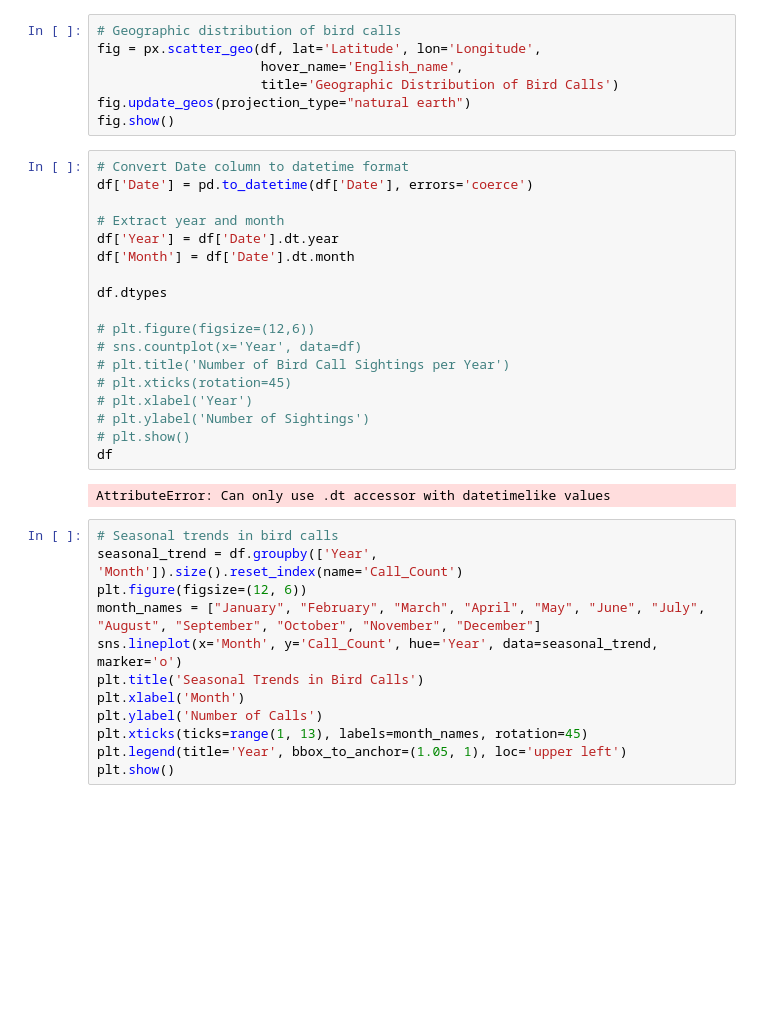
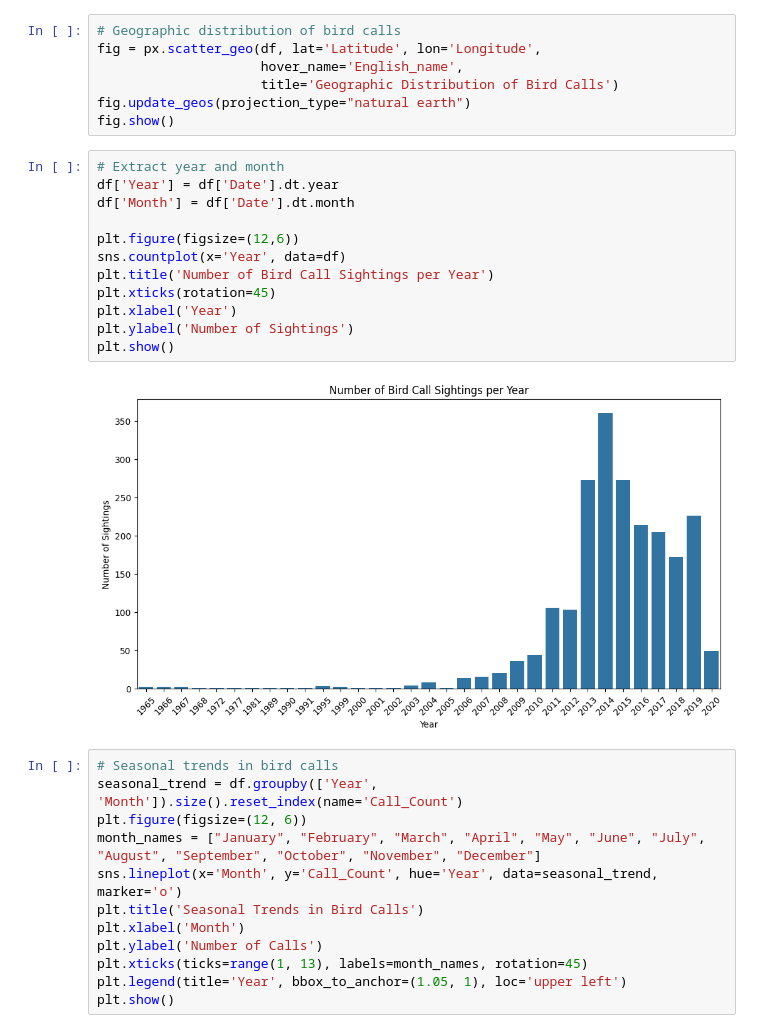
Before and after one commit to G-Bielokozowicz/Birdcall-Identification, a Jupyter notebook: main.ipynb, the cells around one changed output. Saved outputs shown, nothing was run; the diff lists cells and outputs as text; blank space fills up the shorter version.

```diff
--- a/main.ipynb
+++ b/main.ipynb
@@ -122,25 +136,19 @@ fig = px.scatter_geo(df, lat='Latitude', lon='Longitude',
 fig.update_geos(projection_type="natural earth")
 fig.show()
 # %%
-# Convert Date column to datetime format
-df['Date'] = pd.to_datetime(df['Date'], errors='coerce')
-
 # Extract year and month
 df['Year'] = df['Date'].dt.year
 df['Month'] = df['Date'].dt.month
 
-df.dtypes
-
-# plt.figure(figsize=(12,6))
-# sns.countplot(x='Year', data=df)
-# plt.title('Number of Bird Call Sightings per Year')
-# plt.xticks(rotation=45)
-# plt.xlabel('Year')
-# plt.ylabel('Number of Sightings')
-# plt.show()
-df
+plt.figure(figsize=(12,6))
+sns.countplot(x='Year', data=df)
+plt.title('Number of Bird Call Sightings per Year')
+plt.xticks(rotation=45)
+plt.xlabel('Year')
+plt.ylabel('Number of Sightings')
+plt.show()
 # %% [output]
-AttributeError: Can only use .dt accessor with datetimelike values
+[figure, added]
 # %%
 # Seasonal trends in bird calls
 seasonal_trend = df.groupby(['Year', 'Month']).size().reset_index(name='Call_Count')
```
Also changed, not shown: parts of 1 cell of this notebook.
